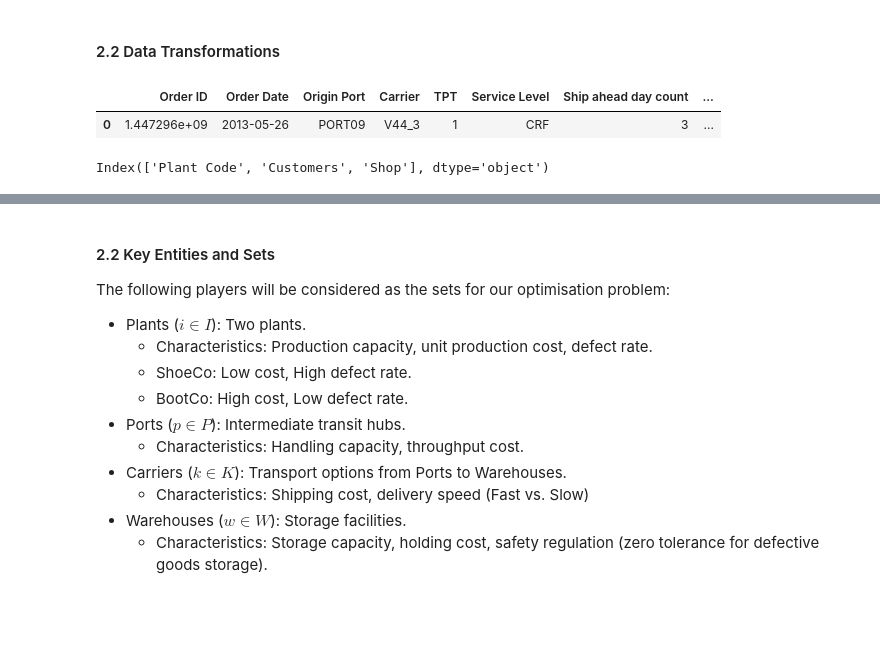
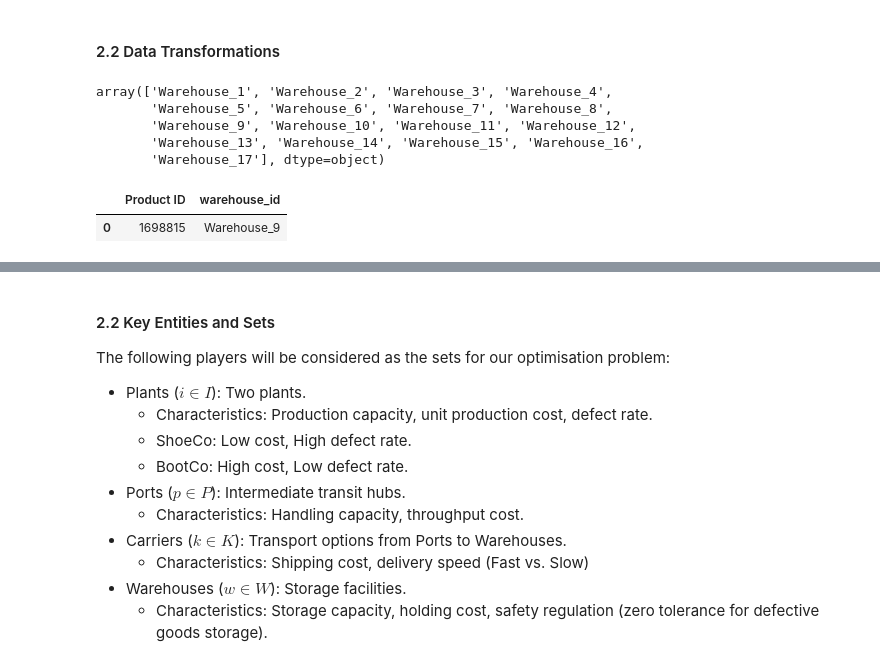
Before and after one commit to ashvin-a/Final-Project-524, a Jupyter notebook: src/main.ipynb, the cells around one changed output, grey strips where cells are left out. Saved outputs shown, nothing was run; the diff lists cells and outputs as text; code cells hidden in the pictures; blank space fills up the shorter version.

```diff
--- a/src/main.ipynb
+++ b/src/main.ipynb
@@ -234,11 +234,14 @@ plant_codes_to_warehouse_map = {plant_code: f"Warehouse_{i+1}"
 
 df_freight["warehouse_id"] = df_freight["Plant Code"].map(plant_codes_to_warehouse_map)
 df_freight = df_freight.drop(["Port", "Plant Code"], axis=1)
-# %%
-df_orderlist.head(1)
-# %% [output]
-|  | Order ID | Order Date | Origin Port | Carrier | TPT | Service Level | Ship ahead day count | ... |
-| 0 | 1.447296e+09 | 2013-05-26 | PORT09 | V44_3 | 1 | CRF | 3 | ... |
+# %%
+df_freight["warehouse_id"].unique()
+# %% [output]
+array(['Warehouse_1', 'Warehouse_2', 'Warehouse_3', 'Warehouse_4',
+       'Warehouse_5', 'Warehouse_6', 'Warehouse_7', 'Warehouse_8',
+       'Warehouse_9', 'Warehouse_10', 'Warehouse_11', 'Warehouse_12',
+       'Warehouse_13', 'Warehouse_14', 'Warehouse_15', 'Warehouse_16',
+       'Warehouse_17'], dtype=object)
 # %%
 # Rename Customers into Shops
 customer_names = df_orderlist["Customer"].unique().tolist()
@@ -252,7 +255,14 @@ df_vmi_cust["Shop"] = df_vmi_cust["Customers"].map(customer_to_shop_map).fillna(
 df_vmi_cust = df_vmi_cust.drop("Customers", axis=1)
 
 # Rename Plants to Warehouses
+df_orderlist["warehouse_id"] = df_orderlist["Plant Code"].map(plant_codes_to_warehouse_map)
+df_orderlist = df_orderlist.drop("Plant Code", axis=1)
+df_wh_cost["WH"] = df_wh_cost["WH"].map(plant_codes_to_warehouse_map)
+df_wh_capacity["warehouse_id"] = df_wh_capacity["Plant ID"].map(plant_codes_to_warehouse_map)
+df_wh_capacity = df_wh_capacity.drop("Plant ID", axis=1)
+df_prod_plant["warehouse_id"] = df_prod_plant["Plant Code"].map(plant_codes_to_warehouse_map)
+df_prod_wh = df_prod_plant.drop("Plant Code", axis=1) # Renaming dataframe
+df_plant_ports["warehouse_id"] = df_plant_ports["Plant Code"].map(plant_codes_to_warehouse_map)
+df_wh_ports = df_plant_ports.drop("Plant Code", axis=1) # Renaming dataframe
+df_vmi_cust["warehouse_id"] = df_vmi_cust["Plant Code"].map(plant_codes_to_warehouse_map)
+df_vmi_shop = df_vmi_cust.drop("Plant Code", axis=1) # Renaming dataframe
-# %%
-df_vmi_cust.columns
-# %% [output]
-Index(['Plant Code', 'Customers', 'Shop'], dtype='object')
@@ -266,0 +269,5 @@ df_vmi_cust = df['VmiCustomers']
+# %%
+df_prod_wh.head(1)
+# %% [output]
+|  | Product ID | warehouse_id |
+| 0 | 1698815 | Warehouse_9 |
```
Also changed, not shown: parts of 4 cells of this notebook.
